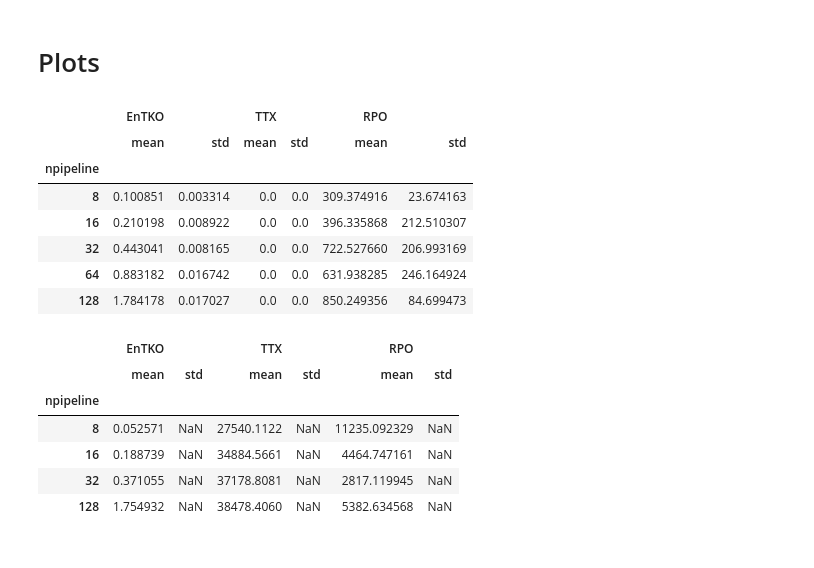
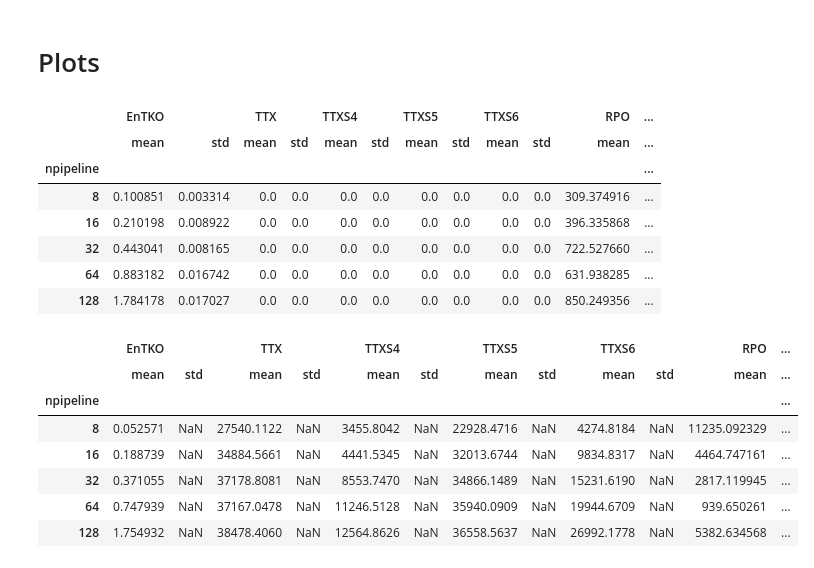
Before and after one commit to radical-experiments/htbac-experiments, a Jupyter notebook: plotter_paper.ipynb, the cells around one changed output. Drawn from its saved outputs; the diff is of its cells as text; code cells hidden in the pictures.

```diff
--- a/plotter_paper.ipynb
+++ b/plotter_paper.ipynb
@@ -139,6 +137,7 @@ for wname in workloads.keys():
             try:
                 sid = glob.glob('%s/rp.session.*' % trial_path(wname,core,trial))[0]
             except:
+                print 'WARNING: missing session at %s' % trial_path(wname,core,trial)
                 continue
 
             # trial's number of pipelines
@@ -153,6 +152,9 @@ for wname in workloads.keys():
             # trial's TTX
             if wname == 'null':
                 t_ttx = 0.0
+                t_s4_ttx = 0.0
+                t_s5_ttx = 0.0
+                t_s6_ttx = 0.0
             else:
                 # extract RP Tx timestamps and NAMD Tx duration
                 rp_txs = extract_rp_tx(sid)
@@ -165,15 +167,20 @@ for wname in workloads.keys():
                 # Calculate the end timestamp of Tx on the base of NAMD logs
                 txs['StopExecutingNAMD'] = txs['StartExecuting'] + txs['TxNAMD']
 
+                # Calculate TTX from RP unit start timestamp and the unit stop timestamp derived from NAMD
+                t_ttx = extract_rp_ttx(txs[['StartExecuting','StopExecutingNAMD']].copy())
+                t_s4_ttx = extract_rp_ttx(txs[txs.Stage == 'stage_4'][['StartExecuting','StopExecutingNAMD']].copy())
+                t_s5_ttx = extract_rp_ttx(txs[txs.Stage == 'stage_5'][['StartExecuting','StopExecutingNAMD']].copy())
+                t_s6_ttx = extract_rp_ttx(txs[txs.Stage == 'stage_6'][['StartExecuting','StopExecutingNAMD']].copy())
+
+                # Calculate TTX for dominant NAMD stages 4, 5, 6
+
+
                 # Save tasks timestamps to a dedicated DF
                 df_tasks = df_tasks.append(txs, ignore_index=True)
                 df_tasks['workload'] = wname
                 df_tasks['npipeline'] = t_pipeline
                 df_tasks['trial'] = t_name
-
-                # Calculate TTX from RP unit start timestamp and the unit stop timestamp derived from NAMD
-                t_ttx = extract_rp_ttx(txs[['StartExecuting','StopExecutingNAMD']].copy())
-
 
             # trial's EnTK overhead
             t_path = trial_path(wname, core, trial)
@@ -189,6 +196,9 @@ for wname in workloads.keys():
                                                  'trial'    : t_name,
                                                  'TTR'      : t_ttr,
                                                  'TTX'      : t_ttx,
+                                                 'TTXS4'    : t_s4_ttx,
+                                                 'TTXS5'    : t_s5_ttx,
+                                                 'TTXS6'    : t_s6_ttx,
                                                  'EnTKO'    : t_entko,
                                                  'RPO'      : t_rpo}], ignore_index=True)
 display(df_workloads)
@@ -238,40 +248,47 @@ df_workloads.drop(7, inplace=True)
 # %%
 # Calculate mean and std for RP OverHead and EnTK OverHead
 # as a function of the number of pipelines
 null_overheads = df_workloads[
     df_workloads.workload == 'null'][
-        ['npipeline','RPO','EnTKO','TTX']].groupby(
+        ['npipeline','RPO','EnTKO','TTX','TTXS4','TTXS5','TTXS6']].groupby(
             ['npipeline']).aggregate(
                 {'RPO'  : ['mean','std'],
                  'EnTKO': ['mean','std'],
-                 'TTX'  : ['mean','std']})
+                 'TTX'  : ['mean','std'],
+                 'TTXS4': ['mean','std'],
+                 'TTXS5': ['mean','std'],
+                 'TTXS6': ['mean','std']})
 
 namd_overheads = df_workloads[
     df_workloads.workload == 'namd'][
-        ['npipeline','RPO','EnTKO','TTX']].groupby(
+        ['npipeline','RPO','EnTKO','TTX','TTXS4','TTXS5','TTXS6']].groupby(
             ['npipeline']).aggregate(
                 {'RPO'  : ['mean','std'],
                  'EnTKO': ['mean','std'],
-                 'TTX'  : ['mean','std']})
+                 'TTX'  : ['mean','std'],
+                 'TTXS4': ['mean','std'],
+                 'TTXS5': ['mean','std'],
+                 'TTXS6': ['mean','std']})
 
 display(null_overheads)
 display(namd_overheads)
 # %% [output]
-|  | EnTKO |  | TTX |  | RPO |  |
-|  | mean | std | mean | std | mean | std |
-| npipeline |  |  |  |  |  |  |
-| 8 | 0.100851 | 0.003314 | 0.0 | 0.0 | 309.374916 | 23.674163 |
-| 16 | 0.210198 | 0.008922 | 0.0 | 0.0 | 396.335868 | 212.510307 |
-| 32 | 0.443041 | 0.008165 | 0.0 | 0.0 | 722.527660 | 206.993169 |
-| 64 | 0.883182 | 0.016742 | 0.0 | 0.0 | 631.938285 | 246.164924 |
-| 128 | 1.784178 | 0.017027 | 0.0 | 0.0 | 850.249356 | 84.699473 |
+|  | EnTKO |  | TTX |  | TTXS4 |  | TTXS5 |  | TTXS6 |  | RPO | ... |
+|  | mean | std | mean | std | mean | std | mean | std | mean | std | mean | ... |
+| npipeline |  |  |  |  |  |  |  |  |  |  |  | ... |
+| 8 | 0.100851 | 0.003314 | 0.0 | 0.0 | 0.0 | 0.0 | 0.0 | 0.0 | 0.0 | 0.0 | 309.374916 | ... |
+| 16 | 0.210198 | 0.008922 | 0.0 | 0.0 | 0.0 | 0.0 | 0.0 | 0.0 | 0.0 | 0.0 | 396.335868 | ... |
+| 32 | 0.443041 | 0.008165 | 0.0 | 0.0 | 0.0 | 0.0 | 0.0 | 0.0 | 0.0 | 0.0 | 722.527660 | ... |
+| 64 | 0.883182 | 0.016742 | 0.0 | 0.0 | 0.0 | 0.0 | 0.0 | 0.0 | 0.0 | 0.0 | 631.938285 | ... |
+| 128 | 1.784178 | 0.017027 | 0.0 | 0.0 | 0.0 | 0.0 | 0.0 | 0.0 | 0.0 | 0.0 | 850.249356 | ... |
-|  | EnTKO |  | TTX |  | RPO |  |
-|  | mean | std | mean | std | mean | std |
-| npipeline |  |  |  |  |  |  |
-| 8 | 0.052571 | NaN | 27540.1122 | NaN | 11235.092329 | NaN |
-| 16 | 0.188739 | NaN | 34884.5661 | NaN | 4464.747161 | NaN |
-| 32 | 0.371055 | NaN | 37178.8081 | NaN | 2817.119945 | NaN |
-| 128 | 1.754932 | NaN | 38478.4060 | NaN | 5382.634568 | NaN |
+|  | EnTKO |  | TTX |  | TTXS4 |  | TTXS5 |  | TTXS6 |  | RPO | ... |
+|  | mean | std | mean | std | mean | std | mean | std | mean | std | mean | ... |
+| npipeline |  |  |  |  |  |  |  |  |  |  |  | ... |
+| 8 | 0.052571 | NaN | 27540.1122 | NaN | 3455.8042 | NaN | 22928.4716 | NaN | 4274.8184 | NaN | 11235.092329 | ... |
+| 16 | 0.188739 | NaN | 34884.5661 | NaN | 4441.5345 | NaN | 32013.6744 | NaN | 9834.8317 | NaN | 4464.747161 | ... |
+| 32 | 0.371055 | NaN | 37178.8081 | NaN | 8553.7470 | NaN | 34866.1489 | NaN | 15231.6190 | NaN | 2817.119945 | ... |
+| 64 | 0.747939 | NaN | 37167.0478 | NaN | 11246.5128 | NaN | 35940.0909 | NaN | 19944.6709 | NaN | 939.650261 | ... |
+| 128 | 1.754932 | NaN | 38478.4060 | NaN | 12564.8626 | NaN | 36558.5637 | NaN | 26992.1778 | NaN | 5382.634568 | ... |
 # %%
 fig = plt.figure(figsize=(13,7))
 ax = fig.add_subplot(111)
```
Also changed, not shown: parts of 5 cells of this notebook, 2 other files.
